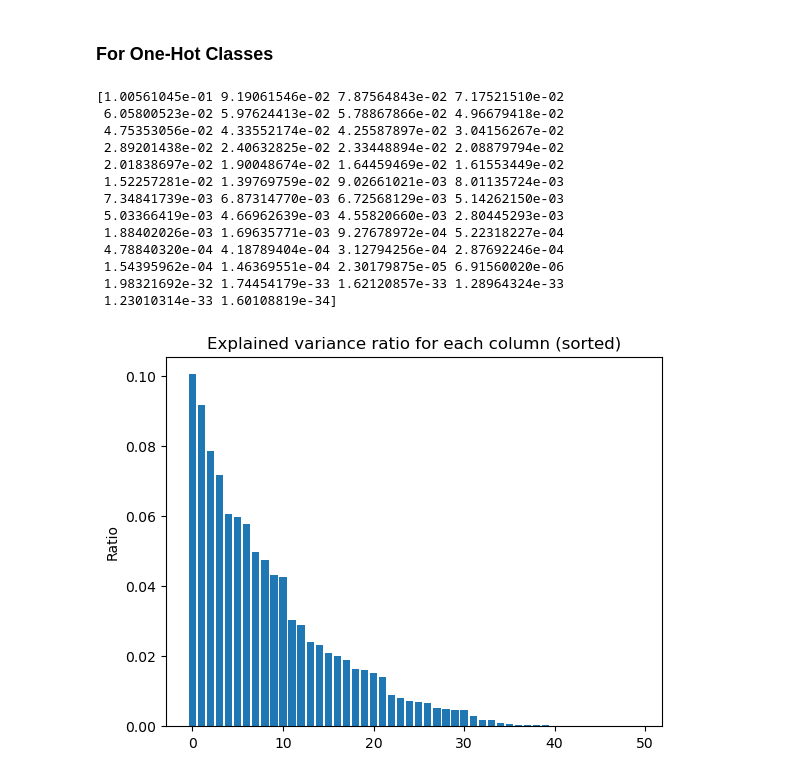
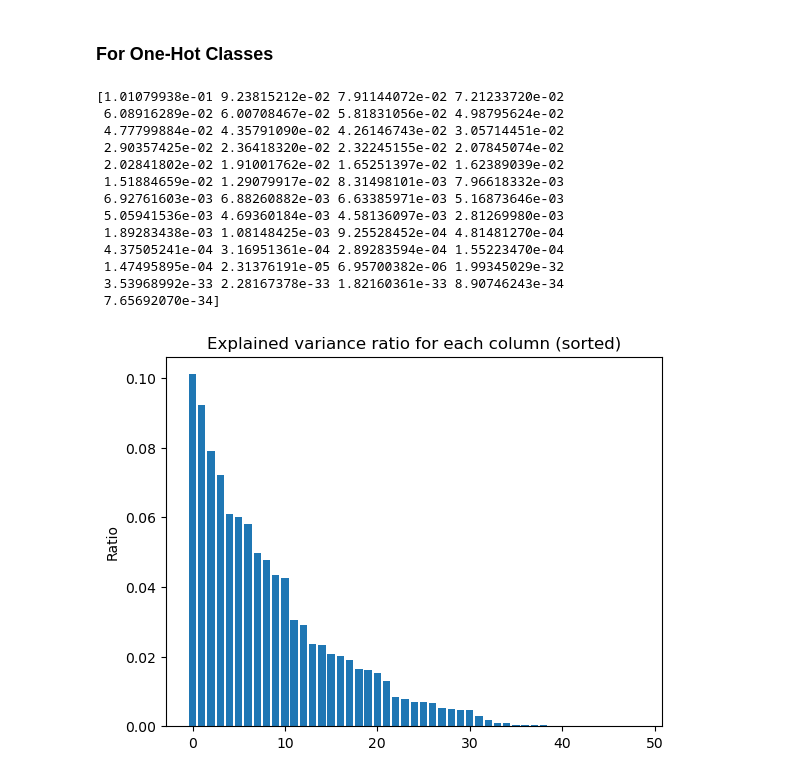
Before and after one commit to RMan2323/loan-risk-predictor, a Jupyter notebook: Preprocessing.ipynb, the cells around one changed output. Drawn from its saved outputs; the diff is of its cells as text; code cells hidden in the pictures.

```diff
--- a/Preprocessing.ipynb
+++ b/Preprocessing.ipynb
@@ -438,28 +441,28 @@ for n in n_list:
 ### For One-Hot Classes
 # %%
 pca = PCA()
-pca.fit(train_OH_MM.drop("LoanApproved", axis=1))
+pca.fit(train_OH_MM.drop("LoanApproved", axis=1).drop("RiskScore", axis=1))
 print(pca.explained_variance_ratio_)
 
 plt.bar(range(pca.explained_variance_ratio_.size), pca.explained_variance_ratio_)
 plt.title("Explained variance ratio for each column (sorted)")
 plt.ylabel("Ratio")
 plt.show()
 # %% [output]
-[1.00561045e-01 9.19061546e-02 7.87564843e-02 7.17521510e-02
- 6.05800523e-02 5.97624413e-02 5.78867866e-02 4.96679418e-02
- 4.75353056e-02 4.33552174e-02 4.25587897e-02 3.04156267e-02
- 2.89201438e-02 2.40632825e-02 2.33448894e-02 2.08879794e-02
- 2.01838697e-02 1.90048674e-02 1.64459469e-02 1.61553449e-02
- 1.52257281e-02 1.39769759e-02 9.02661021e-03 8.01135724e-03
- 7.34841739e-03 6.87314770e-03 6.72568129e-03 5.14262150e-03
- 5.03366419e-03 4.66962639e-03 4.55820660e-03 2.80445293e-03
- 1.88402026e-03 1.69635771e-03 9.27678972e-04 5.22318227e-04
- 4.78840320e-04 4.18789404e-04 3.12794256e-04 2.87692246e-04
- 1.54395962e-04 1.46369551e-04 2.30179875e-05 6.91560020e-06
- 1.98321692e-32 1.74454179e-33 1.62120857e-33 1.28964324e-33
- 1.23010314e-33 1.60108819e-34]
+[1.01079938e-01 9.23815212e-02 7.91144072e-02 7.21233720e-02
+ 6.08916289e-02 6.00708467e-02 5.81831056e-02 4.98795624e-02
+ 4.77799884e-02 4.35791090e-02 4.26146743e-02 3.05714451e-02
+ 2.90357425e-02 2.36418320e-02 2.32245155e-02 2.07845074e-02
+ 2.02841802e-02 1.91001762e-02 1.65251397e-02 1.62389039e-02
+ 1.51884659e-02 1.29079917e-02 8.31498101e-03 7.96618332e-03
+ 6.92761603e-03 6.88260882e-03 6.63385971e-03 5.16873646e-03
+ 5.05941536e-03 4.69360184e-03 4.58136097e-03 2.81269980e-03
+ 1.89283438e-03 1.08148425e-03 9.25528452e-04 4.81481270e-04
+ 4.37505241e-04 3.16951361e-04 2.89283594e-04 1.55223470e-04
+ 1.47495895e-04 2.31376191e-05 6.95700382e-06 1.99345029e-32
+ 3.53968992e-33 2.28167378e-33 1.82160361e-33 8.90746243e-34
+ 7.65692070e-34]
-[figure, old version]
+[figure, new version]
 # %%
 figure, axes = plt.subplots(1,2)
 figure.set_figwidth(10)
```
Also changed, not shown: parts of 8 cells of this notebook, 29 other files.
